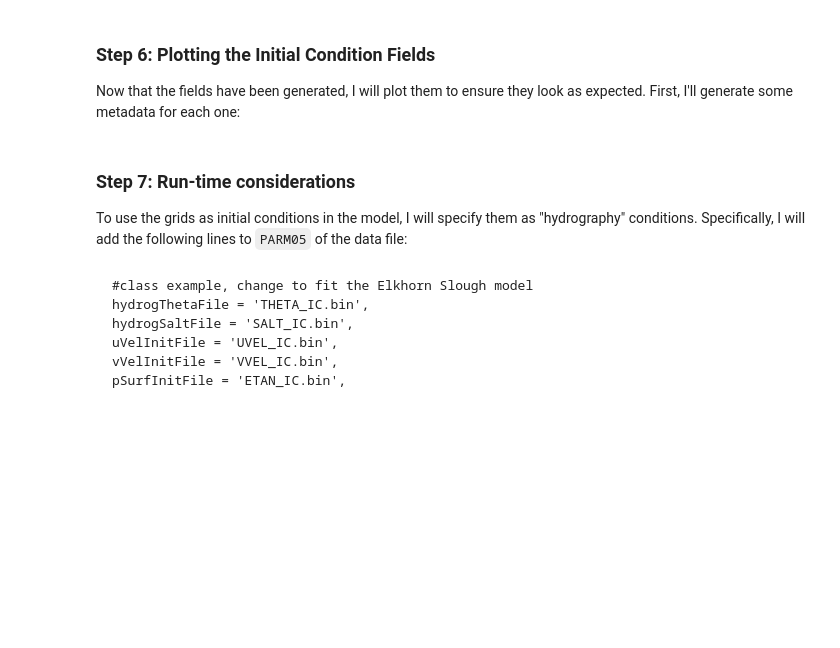
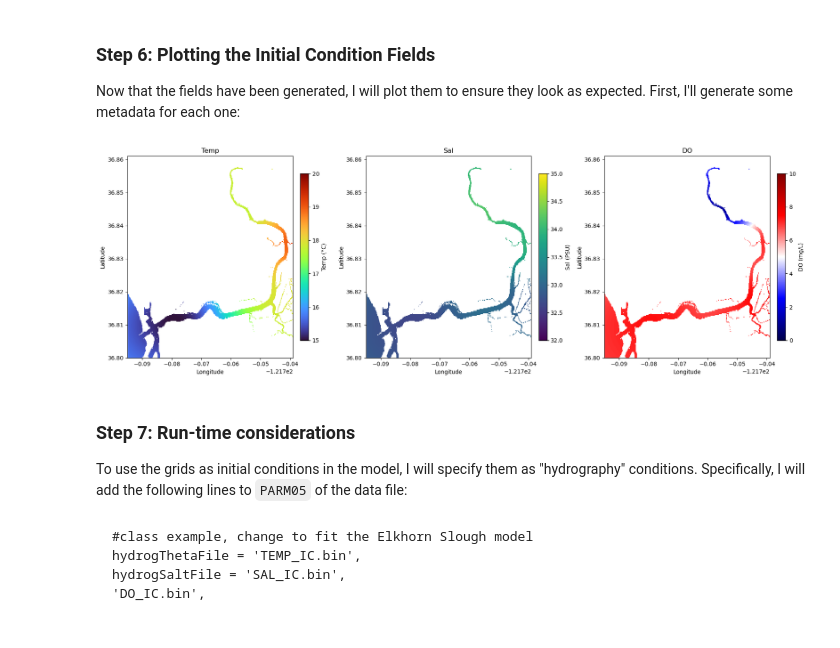
Before and after one commit to rileewadsworth/ms274_fall2025, a Jupyter notebook: homework_8/Elkhorn Slough Initial Conditions.ipynb, the cells around one changed output. Drawn from its saved outputs; the diff is of its cells as text; code cells hidden in the pictures; blank space fills up the shorter version.

````diff
--- a/homework_8/Elkhorn Slough Initial Conditions.ipynb
+++ b/homework_8/Elkhorn Slough Initial Conditions.ipynb
@@ -222,15 +330,58 @@ Stations used: ['elkapwq   ', 'elkcwmet  ', 'elknmwq   ', 'elksmwq   ', 'elkvmwq
 # %% [markdown]
 ### Step 6: Plotting the Initial Condition Fields
 Now that the fields have been generated, I will plot them to ensure they look as expected. First, I'll generate some metadata for each one:
+# %%
+
+# Expecting:
+variable_names = ['Temp','Sal','DO']
+meta_dict = {
+ 'Temp': (15, 20, 'turbo', '°C'),
+ 'Sal' : (32, 35, 'viridis', 'PSU'),
+ 'DO'  : (0, 10, 'seismic', 'mg/L'), }
+# XC, YC: 2D lon/lat arrays
+# mask2d: 2D (1=water, 0=land)  -> optional for masking in plot
+
+ny, nx = XC.shape
+nvars = len(variable_names)
+
+fig, axes = plt.subplots(1, nvars, figsize=(6*nvars, 6), squeeze=False)
+axes = axes.ravel()
+
+for i, variable_name in enumerate(variable_names):
+    # read big-endian float32 and reshape to grid
+    fpath = os.path.join(input_dir, f'{variable_name}_IC.bin')
+    arr = np.fromfile(fpath, dtype='>f4')
+    if arr.size != ny * nx:
+        raise ValueError(f'{variable_name}_IC.bin size {arr.size} != ny*nx ({ny*nx}).')
+    grid2d = arr.reshape((ny, nx), order='C')
+
+    # (optional) mask land for plotting
+    # comment out next line if you prefer to show land values
+    plot_field = np.ma.masked_where(mask2d == 0, grid2d)
+
+    vmin, vmax, cmap, units = meta_dict[variable_name]
+
+    ax = axes[i]
+    im = ax.pcolormesh(XC, YC, plot_field, vmin=vmin, vmax=vmax, cmap=cmap, shading='auto')
+    cb = fig.colorbar(im, ax=ax, fraction=0.046, pad=0.04)
+    cb.set_label(f'{variable_name} ({units})')
+
+    ax.set_title(variable_name)
+    ax.set_xlabel('Longitude')
+    ax.set_ylabel('Latitude')
+
+plt.tight_layout()
+plt.show()
+# %% [output]
+[figure, added]
 # %% [markdown]
 ### Step 7: Run-time considerations
 To use the grids as initial conditions in the model, I will specify them as "hydrography" conditions. Specifically, I will add the following lines to `PARM05` of the data file:
 # %% [markdown]
 ```
 #class example, change to fit the Elkhorn Slough model
-hydrogThetaFile = 'THETA_IC.bin',
-hydrogSaltFile = 'SALT_IC.bin',
-uVelInitFile = 'UVEL_IC.bin',
-vVelInitFile = 'VVEL_IC.bin',
-pSurfInitFile = 'ETAN_IC.bin',
+hydrogThetaFile = 'TEMP_IC.bin',
+hydrogSaltFile = 'SAL_IC.bin',
+'DO_IC.bin',
+
 ```
````
Also changed, not shown: parts of 14 cells of this notebook.
